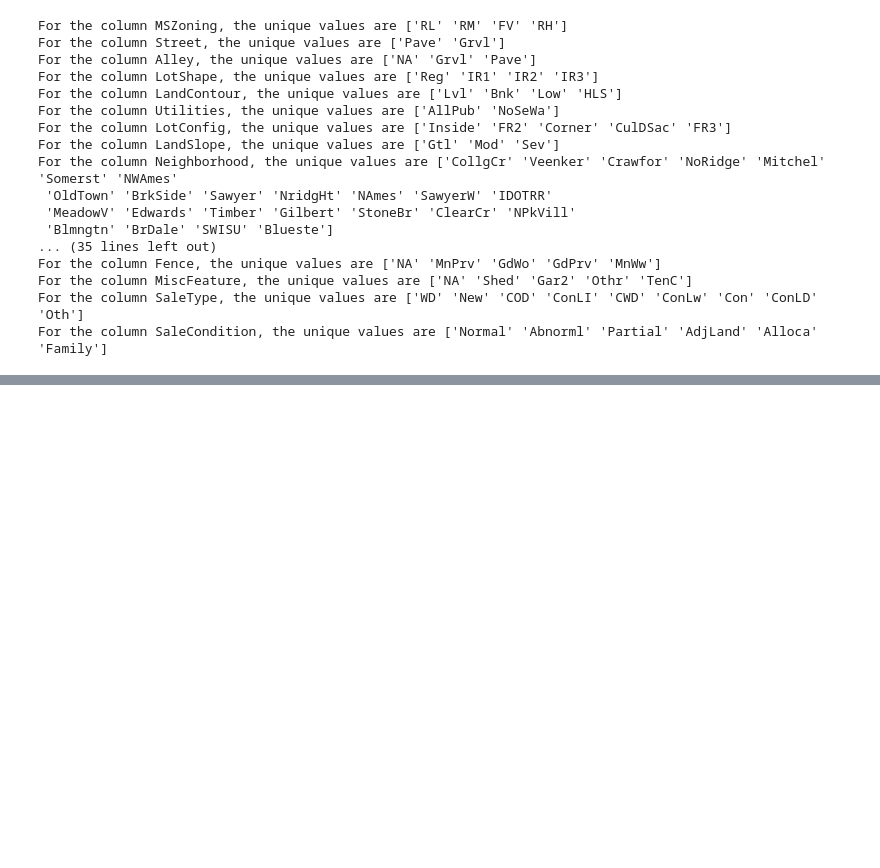
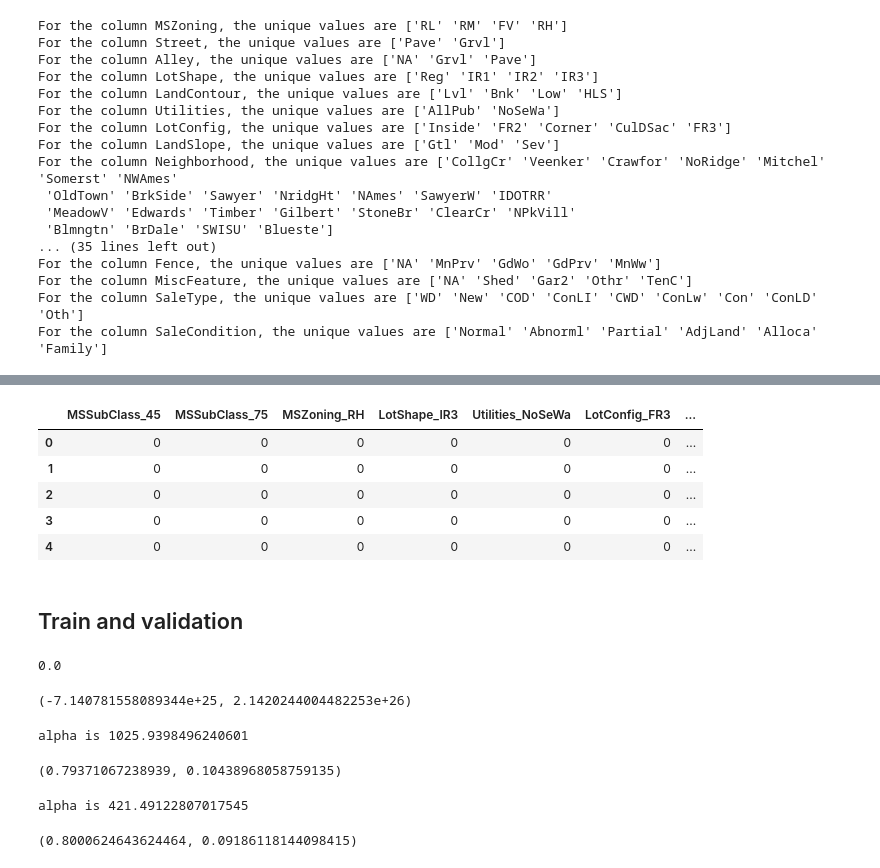
Before and after one commit to Miaowshroom/project-3, a Jupyter notebook: project-03-starter-clearning.ipynb, the cells around one changed output, grey strips where cells are left out. Cells and saved outputs as stored; diff of their text form; code cells hidden in the pictures; blank space fills up the shorter version.

Commit message:
question one tried lasso, ridge

```diff
--- a/project-03-starter-clearning.ipynb
+++ b/project-03-starter-clearning.ipynb
@@ -341,0 +466,7 @@ data_fixed.head()
+# %%
+object_col = [col for col in fixed_ch if fixed_predictor[col].dtype==object]
+dummy_num_col = ['MSSubClass']
+dummy_col = dummy_num_col + object_col
+X_train = pd.get_dummies(fixed_predictor, columns=dummy_col, drop_first=True)
+# no object
+np.argwhere(X_train.dtypes == object)
@@ -342,3 +595,55 @@ data_fixed.head()
+# %%
+X_train.iloc[:, missing_col_loc].head()
+# %% [output]
+|  | MSSubClass_45 | MSSubClass_75 | MSZoning_RH | LotShape_IR3 | Utilities_NoSeWa | LotConfig_FR3 | ... |
+| 0 | 0 | 0 | 0 | 0 | 0 | 0 | ... |
+| 1 | 0 | 0 | 0 | 0 | 0 | 0 | ... |
+| 2 | 0 | 0 | 0 | 0 | 0 | 0 | ... |
+| 3 | 0 | 0 | 0 | 0 | 0 | 0 | ... |
+| 4 | 0 | 0 | 0 | 0 | 0 | 0 | ... |
+# %% [markdown]
+## Train and validation
+# %%
+# baseline
+
+y_mean = y_train.mean()
+
+r2_score(y_train, [y_mean for ele in y_train])
+# %% [output]
+0.0
+# %%
+# model 1 LinearRegression
+scaler1 = StandardScaler()
+lr = LinearRegression()
+X_train_std = scaler1.fit_transform(X_train)
+score1 = cross_val_score(lr, X_train_std, y_train, scoring='r2', cv=10)
+np.mean(score1), np.std(score1)
+# %% [output]
+(-7.140781558089344e+25, 2.1420244004482253e+26)
+# %%
+# model 2 Lasso
+scaler2 = StandardScaler()
+lassoCV = LassoCV(alphas=np.linspace(1000, 1050, 400), random_state=42, cv=10, max_iter=5000)
+lassoCV.fit(X_train_std, y_train)
+print(f'alpha is {lassoCV.alpha_}')
+lasso = Lasso(alpha=lassoCV.alpha_,random_state=42, max_iter=5000)
+score2 = cross_val_score(lasso, X_train_std, y_train, scoring='r2', cv=10)
+np.mean(score2), np.std(score2)
+# %% [output]
+alpha is 1025.9398496240601
+(0.79371067238939, 0.10438968058759135)
+# %%
+# model 3 ridge
+scaler3 = StandardScaler()
+ridgeCV = RidgeCV(alphas=np.linspace(418, 425, 400), cv=10,scoring='r2')
+ridgeCV.fit(X_train_std, y_train)
+print(f'alpha is {ridgeCV.alpha_}')
+ridge = Ridge(alpha=ridgeCV.alpha_,random_state=42, max_iter=5000)
+score3 = cross_val_score(ridge,X_train_std, y_train, scoring='r2', cv=10)
+np.mean(score3), np.std(score3)
+# %% [output]
+alpha is 421.49122807017545
+(0.8000624643624464, 0.09186118144098415)
 # %% [markdown]
 <img src="http://imgur.com/l5NasQj.png" style="float: left; margin: 25px 15px 0px 0px; height: 25px">
 
```
Also changed, not shown: parts of 34 cells of this notebook.
